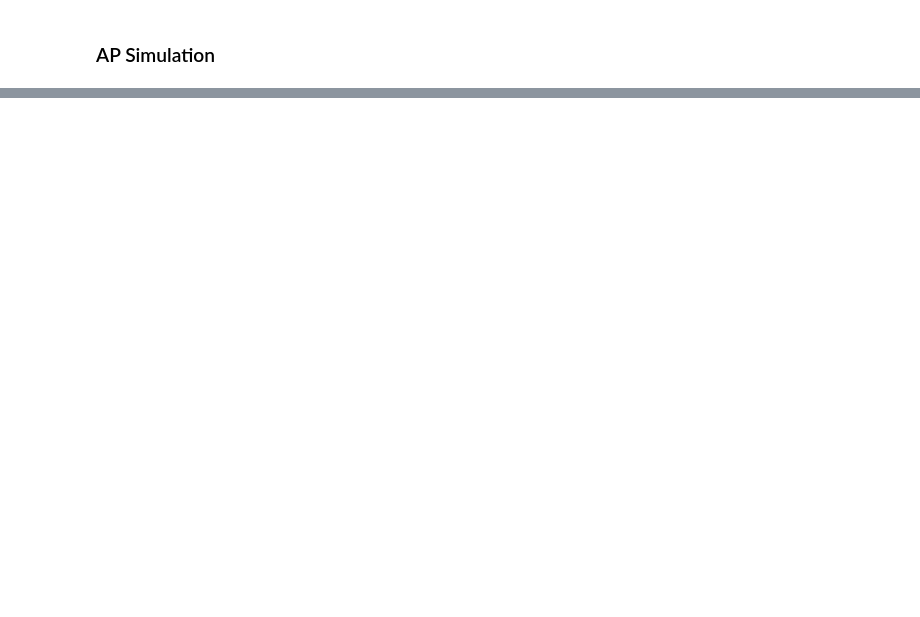
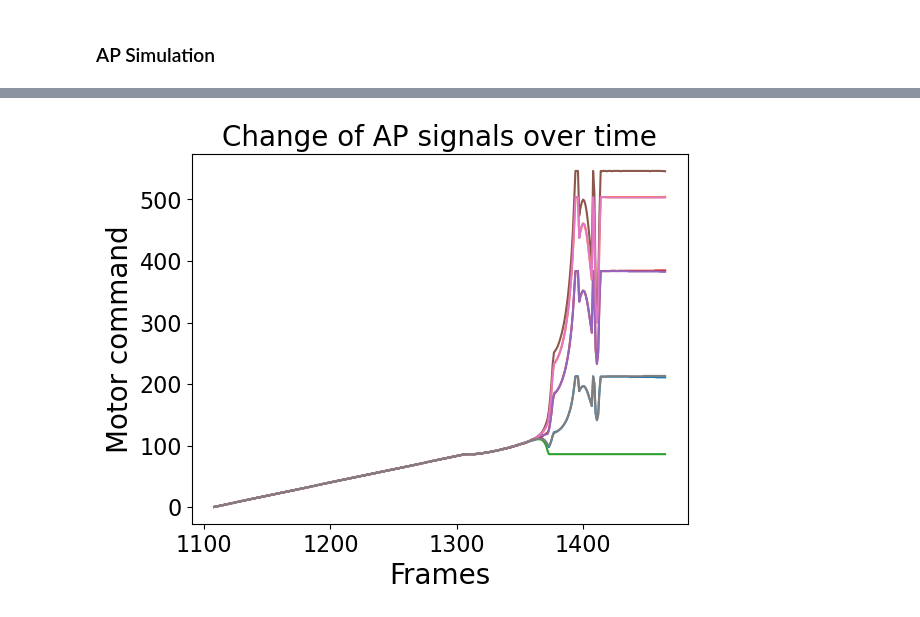
Before and after one commit to allanwzhang/multirotor, a Jupyter notebook: Testing.ipynb, the cells around one changed output, grey strips where cells are left out. Drawn from its saved outputs; the diff is of its cells as text; code cells hidden in the pictures; blank space fills up the shorter version.

```diff
--- a/Testing.ipynb
+++ b/Testing.ipynb
@@ -305,3 +260,31 @@ def logToFile(string_to_log, file_path):
+# %%
+def printLogNonZero(log, title):
+    element_data = {}
+
+    first_key = next(iter(log))
+    for index in range(len(log[first_key])):
+        x_values = []
+        y_values = []
+        for key, data in log.items():
+            if data[index] != 0:
+                x_values.append(key)
+                y_values.append(data[index])
+        element_data[index] = (x_values, y_values)
+
+    # Plot the data for each element
+    for index, (x_values, y_values) in element_data.items():
+        plt.plot(x_values, y_values, label=f"Motor {index+1}")
+
+    # Set plot labels and title
+    plt.xlabel("Frames")
+    plt.ylabel("Motor command")
+    plt.title(title)
+
+    # Add legend
+    # plt.legend()
+
+    # Display the plot
+    plt.show()
 # %%
 def changeToJSONString(curr_time, state, accel):
     phys_time = curr_time
@@ -577,0 +482,4 @@ plt.show()
+# %%
+printLogNonZero(action_log, "Change of AP signals over time")
+# %% [output]
+[figure, added]
```
Also changed, not shown: parts of 23 cells of this notebook, 6 other files.
